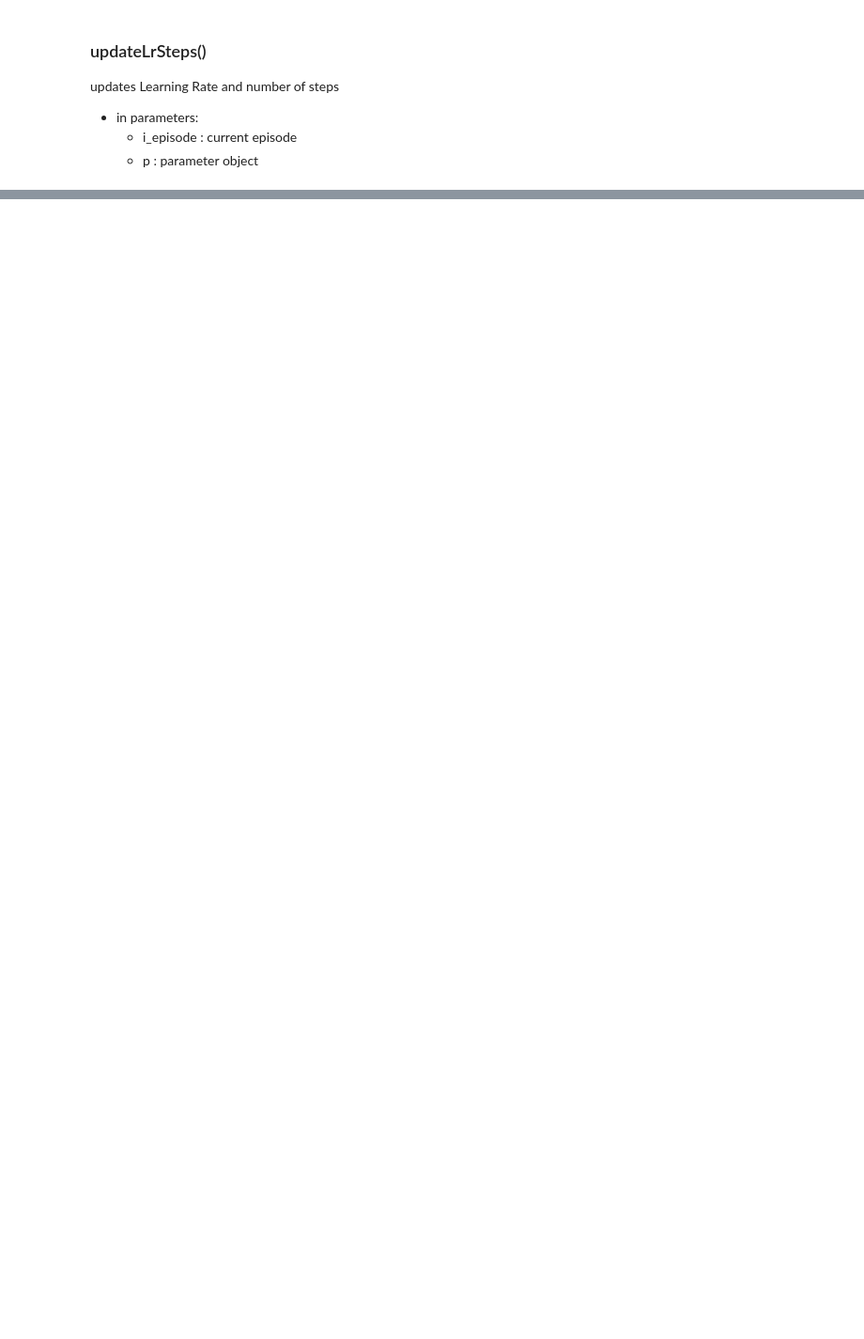
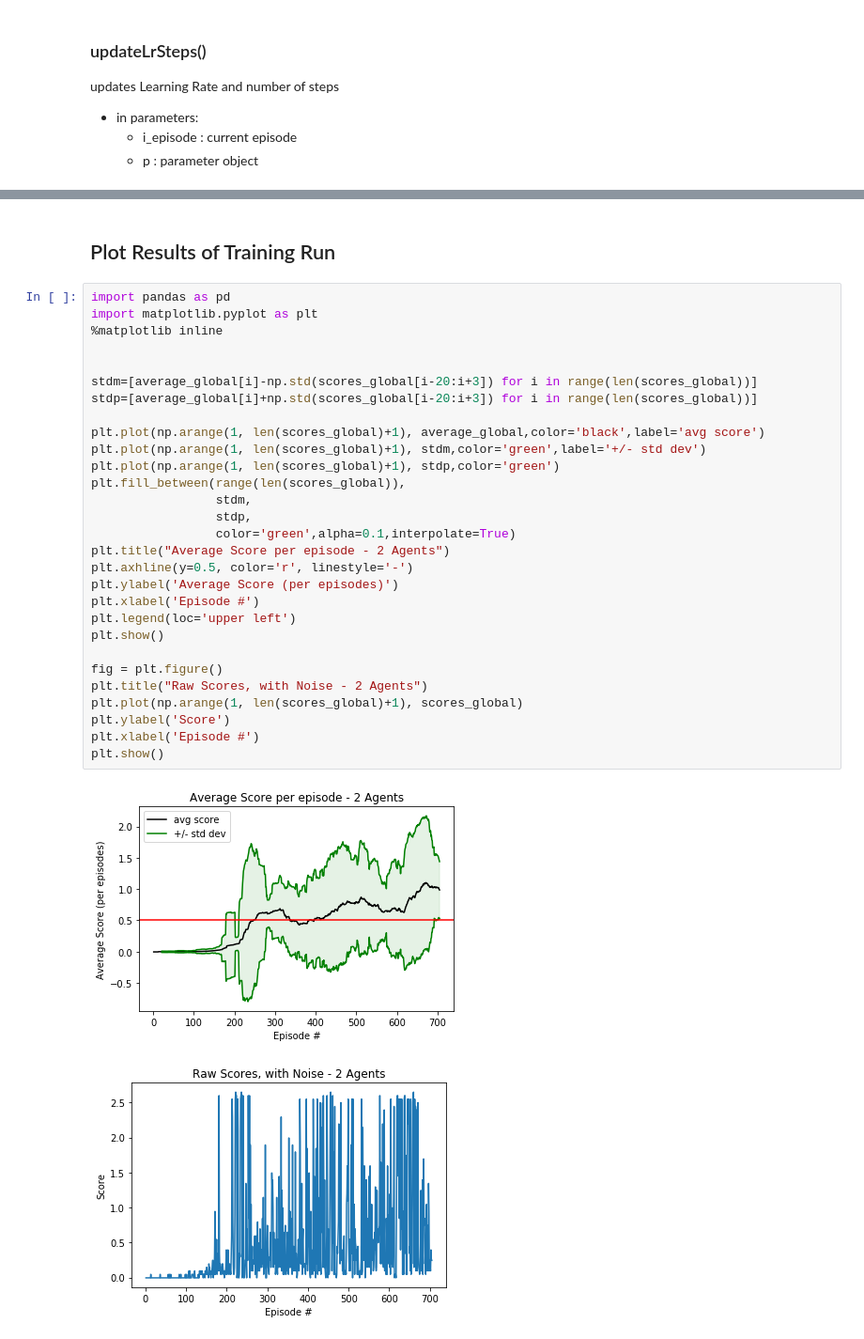
Before and after one commit to sperazza/DeepReinforcement-Competing-Tennis-Agents, a Jupyter notebook: Tennis.ipynb, the cells around one changed output, grey strips where cells are left out. Shown: that part at 94% size. Saved outputs shown, nothing was run; the diff lists cells and outputs as text; blank space fills up the shorter version.

```diff
--- a/Tennis.ipynb
+++ b/Tennis.ipynb
@@ -342,0 +336,34 @@ KeyboardInterrupt:
+# %% [markdown]
+## Plot Results of Training Run
+# %%
+import pandas as pd
+import matplotlib.pyplot as plt
+%matplotlib inline
+
+
+stdm=[average_global[i]-np.std(scores_global[i-20:i+3]) for i in range(len(scores_global))]
+stdp=[average_global[i]+np.std(scores_global[i-20:i+3]) for i in range(len(scores_global))]
+
+plt.plot(np.arange(1, len(scores_global)+1), average_global,color='black',label='avg score')
+plt.plot(np.arange(1, len(scores_global)+1), stdm,color='green',label='+/- std dev')
+plt.plot(np.arange(1, len(scores_global)+1), stdp,color='green')
+plt.fill_between(range(len(scores_global)),
+                 stdm,
+                 stdp,
+                 color='green',alpha=0.1,interpolate=True)
+plt.title("Average Score per episode - 2 Agents")
+plt.axhline(y=0.5, color='r', linestyle='-')
+plt.ylabel('Average Score (per episodes)')
+plt.xlabel('Episode #')
+plt.legend(loc='upper left')
+plt.show()
+
+fig = plt.figure()
+plt.title("Raw Scores, with Noise - 2 Agents")
+plt.plot(np.arange(1, len(scores_global)+1), scores_global)
+plt.ylabel('Score')
+plt.xlabel('Episode #')
+plt.show()
+# %% [output]
+[figure, added]
+[figure, added]
```
Also changed, not shown: parts of 15 cells of this notebook, 19 other files.
